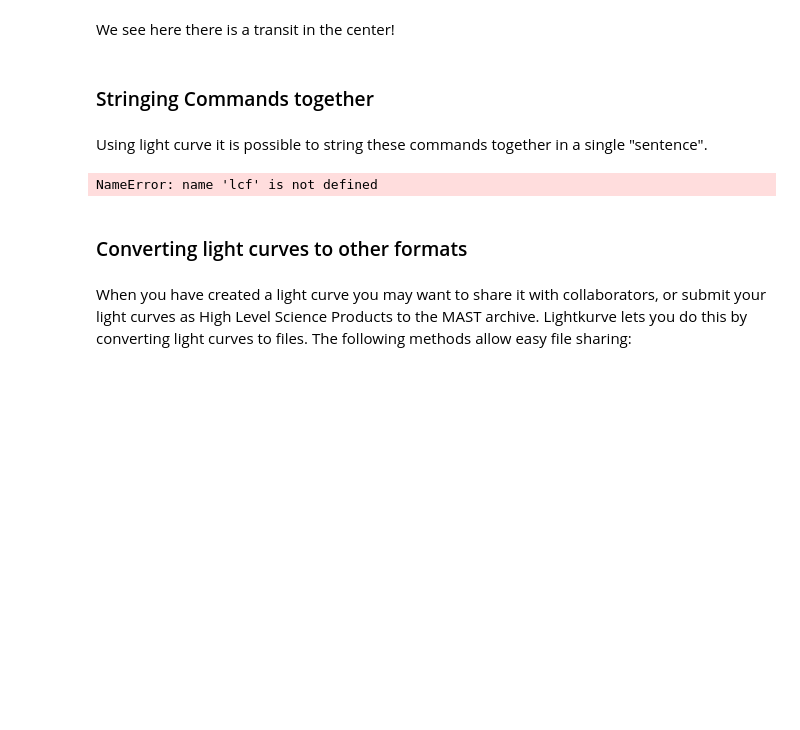
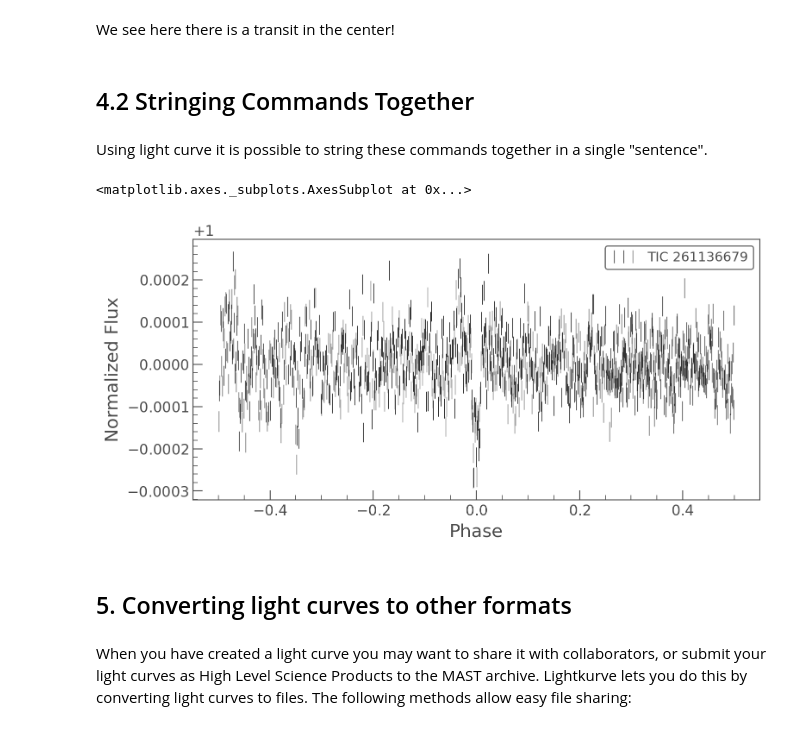
Before and after one commit to christinahedges/TESSWorkshops, a Jupyter notebook: lightkurve/Workshop.ipynb, the cells around one changed output. Saved outputs shown, nothing was run; the diff lists cells and outputs as text; code cells hidden in the pictures; blank space fills up the shorter version.

```diff
--- a/lightkurve/Workshop.ipynb
+++ b/lightkurve/Workshop.ipynb
@@ -164,17 +209,17 @@ NameError: name 'folded_lc' is not defined
 # %% [markdown]
 We see here there is a transit in the center!
 # %% [markdown]
-### Stringing Commands together
+## 4.2 Stringing Commands Together
 # %% [markdown]
 Using light curve it is possible to string these commands together in a single "sentence".
 # %%
-lc = lcf.PDCSAP_FLUX.remove_nans().remove_outliers().flatten(window_length=1501, break_tolerance=50).fold(period, t0)
-lc.bin().errorbar()
-plt.xlim(-0.1, 0.1)
+lc = lcf.PDCSAP_FLUX.remove_nans().flatten(window_length=501, break_tolerance=50).remove_outliers()
+lc.fold(period, t0).bin(15).errorbar()
 # %% [output]
-NameError: name 'lcf' is not defined
+<matplotlib.axes._subplots.AxesSubplot at 0x...>
+[figure, added]
 # %% [markdown]
-### Converting light curves to other formats
+## 5. Converting light curves to other formats
 # %% [markdown]
 When you have created a light curve you may want to share it with collaborators, or submit your light curves as High Level Science Products to the MAST archive. Lightkurve lets you do this by converting light curves to files. The following methods allow easy file sharing:
 # %% [markdown]
```
Also changed, not shown: parts of 98 cells of this notebook, 2 other files.
